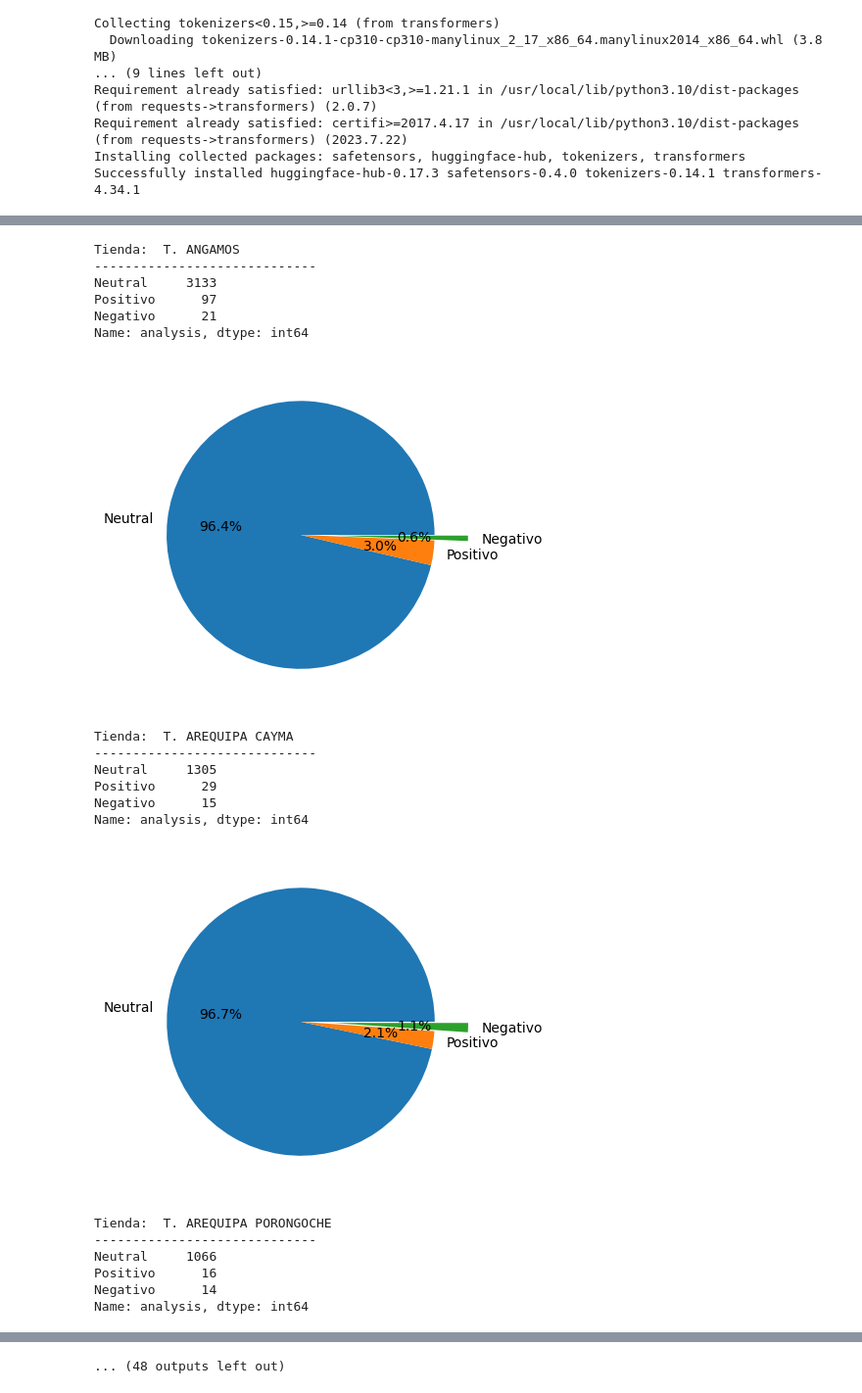
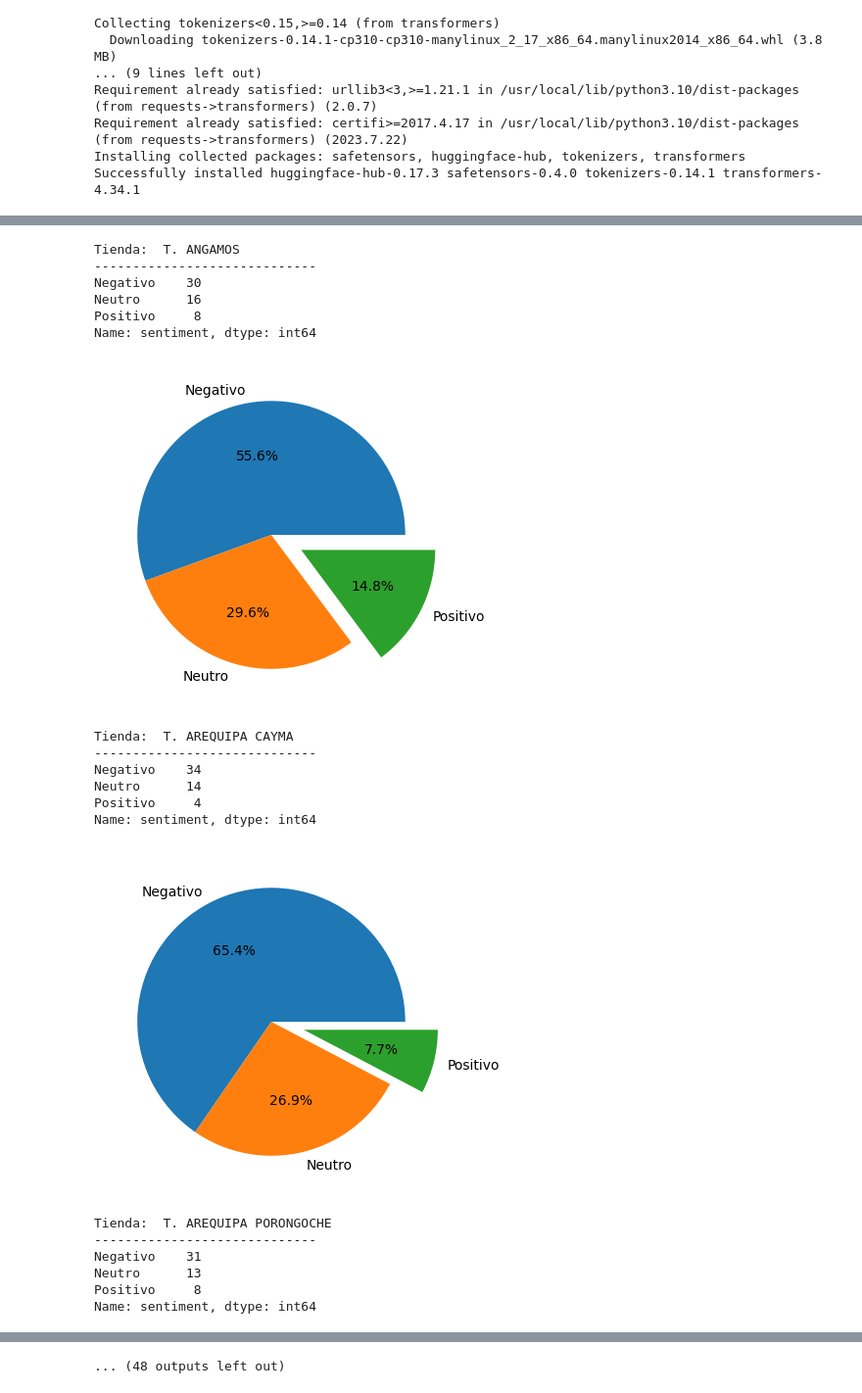
Before and after one commit to maribcs/sentiment-analysis-reviews-retail, a Jupyter notebook: sentiment_analysis_reviews.ipynb, the cells around one changed output, grey strips where cells are left out. Shown at 98% size. Cells and saved outputs as stored; diff of their text form; code cells hidden in the pictures.

```diff
--- a/sentiment_analysis_reviews.ipynb
+++ b/sentiment_analysis_reviews.ipynb
@@ -200,10 +202,6 @@ def preprocesing(text):
   lemmas = [wnl.lemmatize(word) for word in words]
   result = ' '.join(lemmas)
   return result
-# %%
-for index, review in df_reviews.iterrows():
-  clean = preprocesing(review['text'])
-  break
 # %%
 # Limpieza del texto
 df_reviews['lemma'] = df_reviews['text'].apply(preprocesing)
@@ -245,8 +354,18 @@ from transformers import pipeline
 
 sentiment_pipeline = pipeline('sentiment-analysis',
                       model="nlptown/bert-base-multilingual-uncased-sentiment")
+# %%
+# No considerar comentarios mayores a 500 caracteres
+df_reviews_tr = df_reviews[df_reviews['text'].apply(lambda x: len(x) < 500)]
+# %%
+# Dividir dataset por tiendas
+list_rows = df_reviews_tr.drop_duplicates(subset=['store_id', 'store'])
+list_df_stores = []
+for index, row in list_rows.iterrows():
+  reviews_store = df_reviews_tr[df_reviews_tr['store_id'] == row['store_id']]
+  list_df_stores.append(reviews_store)
 # %%
-transformers_analyzed = df_reviews.copy()
+transformers_analyzed = df_reviews_tr.copy()
 
 for index, row in transformers_analyzed.iterrows():
   result = sentiment_pipeline(row['text'])[0]
@@ -289,43 +400,42 @@ review_analyzed.head()
 # %%
-# Resumen por tienda
-list_rows = review_analyzed.drop_duplicates(subset=['store_id', 'store'])
-
 # Visualziación
 import matplotlib.pyplot as plt
 %matplotlib inline
 
+list_rows = transformers_analyzed.drop_duplicates(subset=['store_id', 'store'])
+
 for index, row in list_rows.iterrows():
-  reviews_store = review_analyzed[review_analyzed['store_id'] == row['store_id']]
-  summary = reviews_store.analysis.value_counts()
+  reviews_store = transformers_analyzed[transformers_analyzed['store_id'] == row['store_id']]
+  summary = reviews_store.sentiment.value_counts()
   print('Tienda: ', row['store'],'\n-----------------------------')
   print(summary)
   plt.figure(figsize=(15,7))
   plt.subplot(1,3,2)
   if len(summary.values) == 3:
     explode = (0, 0, 0.25)
   else:
     explode = (0, 0.25)
 
   plt.pie(summary.values, labels = summary.index, explode = explode, autopct='%1.1f%%', shadow=False)
   plt.show()
 # %% [output]
 Tienda:  T. ANGAMOS
 -----------------------------
-Neutral     3133
-Positivo      97
-Negativo      21
-Name: analysis, dtype: int64
+Negativo    30
+Neutro      16
+Positivo     8
+Name: sentiment, dtype: int64
-[figure, old version]
+[figure, new version]
 Tienda:  T. AREQUIPA CAYMA
 -----------------------------
-Neutral     1305
-Positivo      29
-Negativo      15
-Name: analysis, dtype: int64
+Negativo    34
+Neutro      14
+Positivo     4
+Name: sentiment, dtype: int64
-[figure, old version]
+[figure, new version]
 Tienda:  T. AREQUIPA PORONGOCHE
 -----------------------------
-Neutral     1066
-Positivo      16
-Negativo      14
-Name: analysis, dtype: int64
+Negativo    31
+Neutro      13
+Positivo     8
+Name: sentiment, dtype: int64
```
Also changed, not shown: parts of 20 cells of this notebook, 2 other files.
